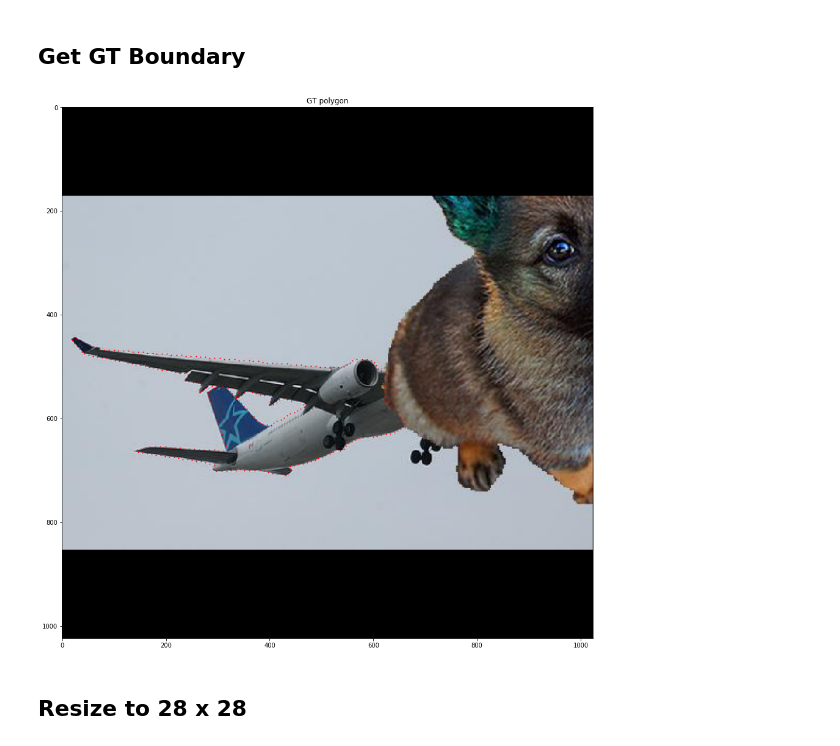
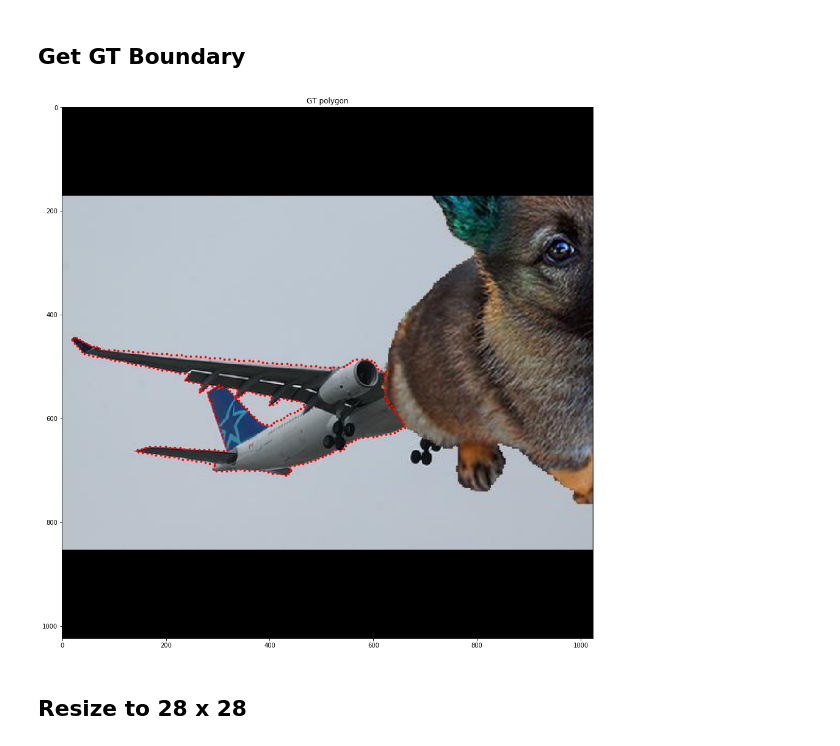
Before and after one commit to sunfanyi/Mask_RCNN_Occlusion, a Jupyter notebook: occlusion/demo_polygon_mask.ipynb, the cells around one changed output. Cells and saved outputs as stored; diff of their text form; code cells hidden in the pictures.

```diff
--- a/occlusion/demo_polygon_mask.ipynb
+++ b/occlusion/demo_polygon_mask.ipynb
@@ -77,35 +176,35 @@ padded_mask = np.zeros(
     (mask.shape[0] + 2, mask.shape[1] + 2, mask.shape[2]), dtype=np.uint8)
 padded_mask[1:-1, 1:-1, :] = mask
 
 ax = get_ax(1)
 ax.set_title('GT polygon')
 ax.imshow(image)
 contours_flat = []  # 2n x 1
 contours_xy = []  # n x 2
 
 for i in range(mask.shape[2]):  # for each segmentation
     contour = find_contours(padded_mask[:, :, i], 0.5)
     xy = []  # multiple verts (in xy)
     flat = []  # multiple verts (in flat)
     i = 0
     for verts in contour:
         # Subtract the padding and flip (y, x) to (x, y)
         verts = np.fliplr(verts) - 1
         verts = verts[::10]  # make points less dense
         xy.append(verts.tolist())
         # flatten the 2D list
         flat.append([item for sublist in verts for item in sublist])
         # p = Polygon(verts, facecolor="none", linewidth=2, edgecolor='r')
         # ax.add_patch(p)
         xs, ys = zip(*verts)
-        ax.scatter(xs, ys, c='r', s=1)
+        ax.scatter(xs, ys, c='r', s=8)
 
     contours_xy.append(xy)
     contours_flat.append(flat)
 
 plt.show()
 # %% [output]
-[figure, old version]
+[figure, new version]
 # %% [markdown]
 ## Resize to 28 x 28
 # %%
```
Also changed, not shown: parts of 6 cells of this notebook, 8 other files.
